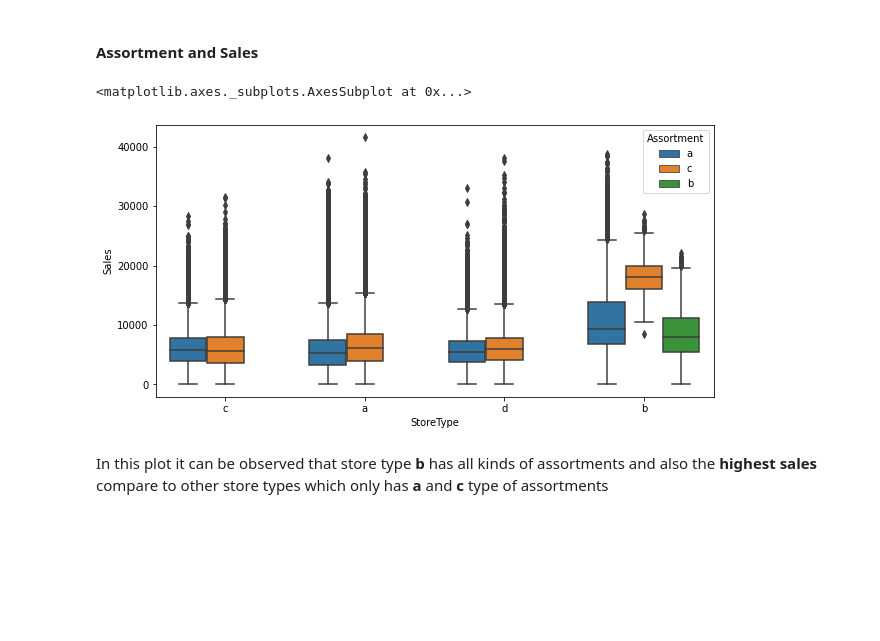
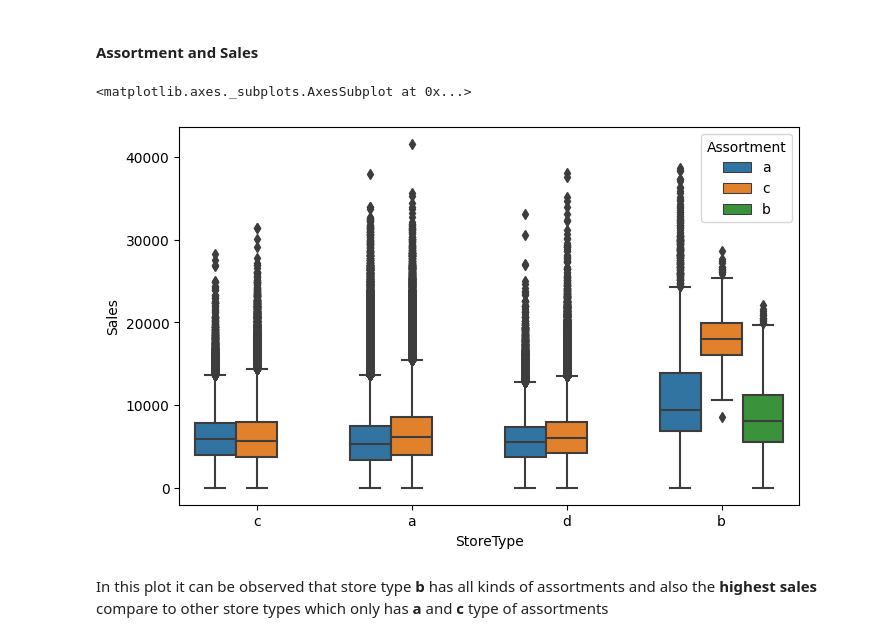
Before and after one commit to sahu-vishal/Rossmann-Sales-Prediction, a Jupyter notebook: Rossmann_Sales_Prediction_Capstone_Project.ipynb, the cells around one changed output. Cells and saved outputs as stored; diff of their text form; code cells hidden in the pictures; blank space fills up the shorter version.

```diff
--- a/Rossmann_Sales_Prediction_Capstone_Project.ipynb
+++ b/Rossmann_Sales_Prediction_Capstone_Project.ipynb
@@ -379,11 +382,10 @@ Here we can easily see that the store type **a** has the **highest sales and cus
 #### Assortment and Sales
 # %%
 # Impact of Assortment on sales and storetype combined
-plt.figure(figsize=(10,5))
 sns.boxplot(x='StoreType', y='Sales', data=rossmann_store_df ,hue="Assortment")
 # %% [output]
 <matplotlib.axes._subplots.AxesSubplot at 0x...>
-[figure, old version]
+[figure, new version]
 # %% [markdown]
 In this plot it can be observed that store type **b** has all kinds of assortments and also the **highest sales** compare to other store types which only has **a** and **c** type of assortments
 # %% [markdown]
```
Also changed, not shown: parts of 50 cells of this notebook.
